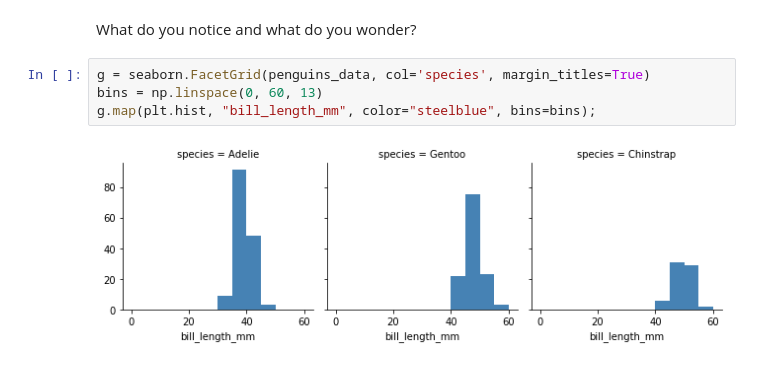
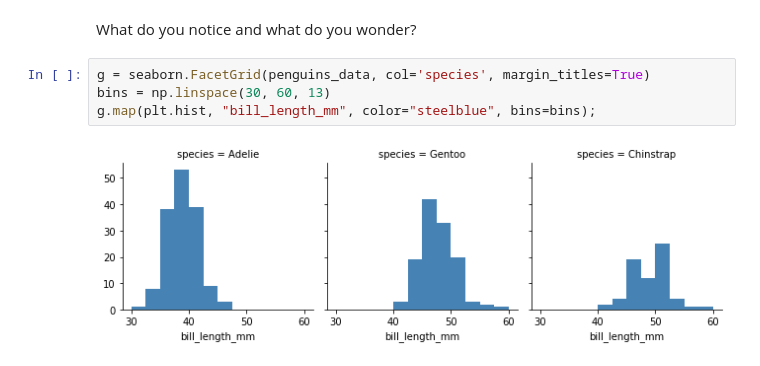
Before and after one commit to virgilpierce/STAT_111, a Jupyter notebook: Class 8-26.ipynb, the cells around one changed output. Saved outputs shown, nothing was run; the diff lists cells and outputs as text.

```diff
--- a/Class 8-26.ipynb
+++ b/Class 8-26.ipynb
@@ -224,7 +224,7 @@ Q7: Redo the graph coloring the penguins by island.
 What do you notice and what do you wonder?
 # %%
 g = seaborn.FacetGrid(penguins_data, col='species', margin_titles=True)
-bins = np.linspace(0, 60, 13)
+bins = np.linspace(30, 60, 13)
 g.map(plt.hist, "bill_length_mm", color="steelblue", bins=bins);
 # %% [output]
-[figure, old version]
+[figure, new version]
```
